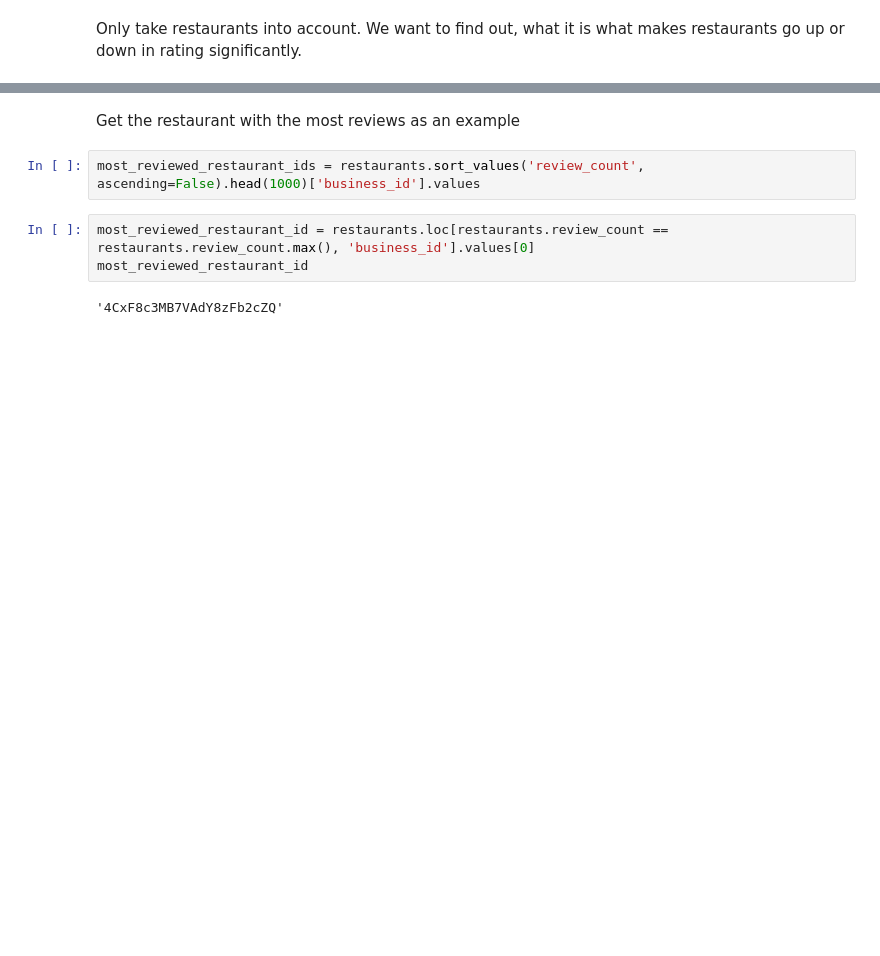
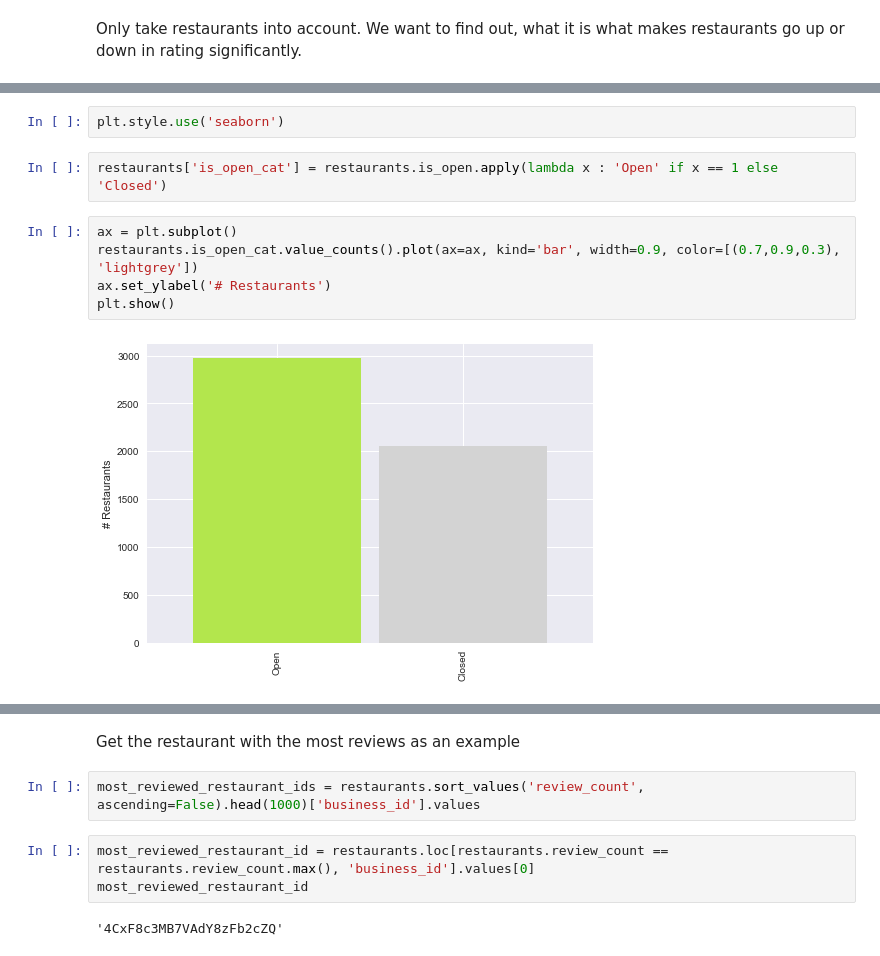
Before and after one commit to lhestermeyer/yelp, a Jupyter notebook: notebooks/20_RestaurantRatingChanges.ipynb, the cells around one changed output, grey strips where cells are left out. Saved outputs shown, nothing was run; the diff lists cells and outputs as text; blank space fills up the shorter version.

```diff
--- a/notebooks/20_RestaurantRatingChanges.ipynb
+++ b/notebooks/20_RestaurantRatingChanges.ipynb
@@ -45,0 +58,11 @@ restaurants.head()
+# %%
+plt.style.use('seaborn')
+# %%
+restaurants['is_open_cat'] = restaurants.is_open.apply(lambda x : 'Open' if x == 1 else 'Closed')
+# %%
+ax = plt.subplot()
+restaurants.is_open_cat.value_counts().plot(ax=ax, kind='bar', width=0.9, color=[(0.7,0.9,0.3), 'lightgrey'])
+ax.set_ylabel('# Restaurants')
+plt.show()
+# %% [output]
+[figure, added]
```
Also changed, not shown: parts of 17 cells of this notebook.
